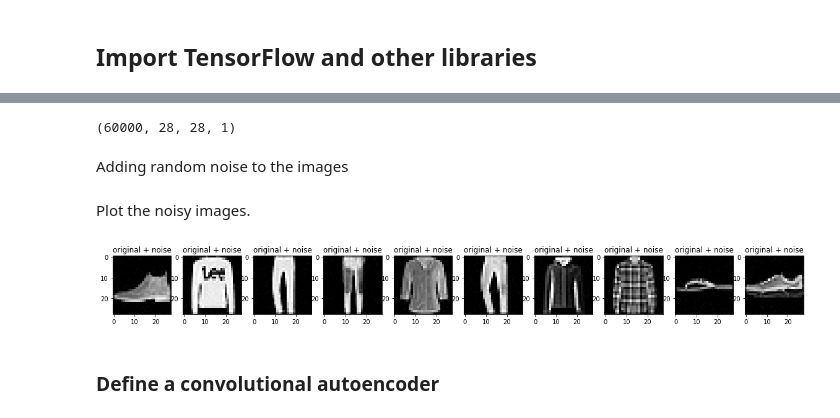
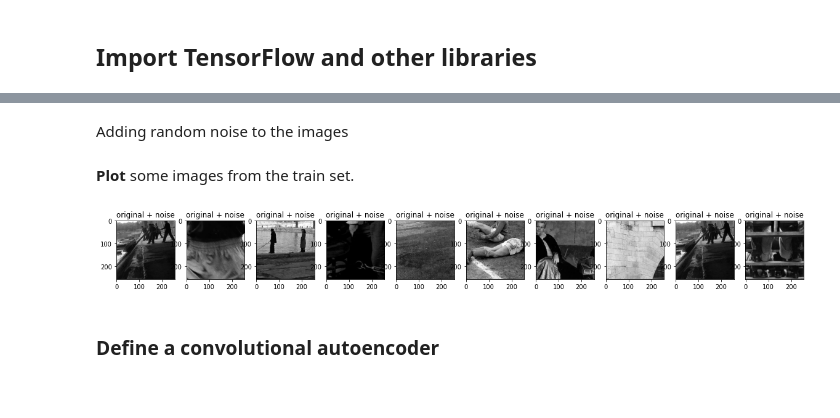
Before and after one commit to Smartsie/Playground, a Jupyter notebook: site/en/tutorials/generative/autoencoder.ipynb, the cells around one changed output, grey strips where cells are left out. Cells and saved outputs as stored; diff of their text form; code cells hidden in the pictures.

```diff
--- a/site/en/tutorials/generative/autoencoder.ipynb
+++ b/site/en/tutorials/generative/autoencoder.ipynb
@@ -178,13 +35,23 @@ Let's reimport the dataset to omit the modifications made earlier.
-# %%
-x_train = x_train.astype('float32') / 255.
-x_test = x_test.astype('float32') / 255.
-
-x_train = x_train[..., tf.newaxis]
-x_test = x_test[..., tf.newaxis]
-
-print(x_train.shape)
-# %% [output]
-(60000, 28, 28, 1)
+# %%
+training_dataset_location= "/content/gdrive/MyDrive/Python/PhotoArt/Training_Set/"
+# %%
+# Find all the image files in the specified directory
+image_files = glob.glob(training_dataset_location+"*.jpeg")
+
+# Create an empty list to store the images
+images = []
+
+# Loop through the list of image files
+for file in image_files:
+  # Open the image file
+  image = Image.open(file)
+  # Convert the image data to a NumPy array
+  image_array = np.array(image)
+  # Add the image array to the list of images
+  images.append(image_array)
+# %%
+# Split the images into a training set and a test set
+X_train, X_test = train_test_split(images, test_size=0.2)
 # %% [markdown]
 Adding random noise to the images
 # %%
@@ -197,16 +64,17 @@ x_test_noisy = tf.clip_by_value(x_test_noisy, clip_value_min=0., clip_value_max=
-# %% [markdown]
-Plot the noisy images.
+# %% [markdown]
+**Plot** some images from the train set.
 # %%
 n = 10
 plt.figure(figsize=(20, 2))
 for i in range(n):
     ax = plt.subplot(1, n, i + 1)
     plt.title("original + noise")
-    plt.imshow(tf.squeeze(x_test_noisy[i]))
+    m=np.random.randint(0,np.shape(X_train)[0])
+    plt.imshow(tf.squeeze(x_train[m]))
     plt.gray()
 plt.show()
 # %% [output]
-[figure, old version]
+[figure, new version]
 # %% [markdown]
 ### Define a convolutional autoencoder
 # %% [markdown]
```
Also changed, not shown: parts of 29 cells of this notebook.
